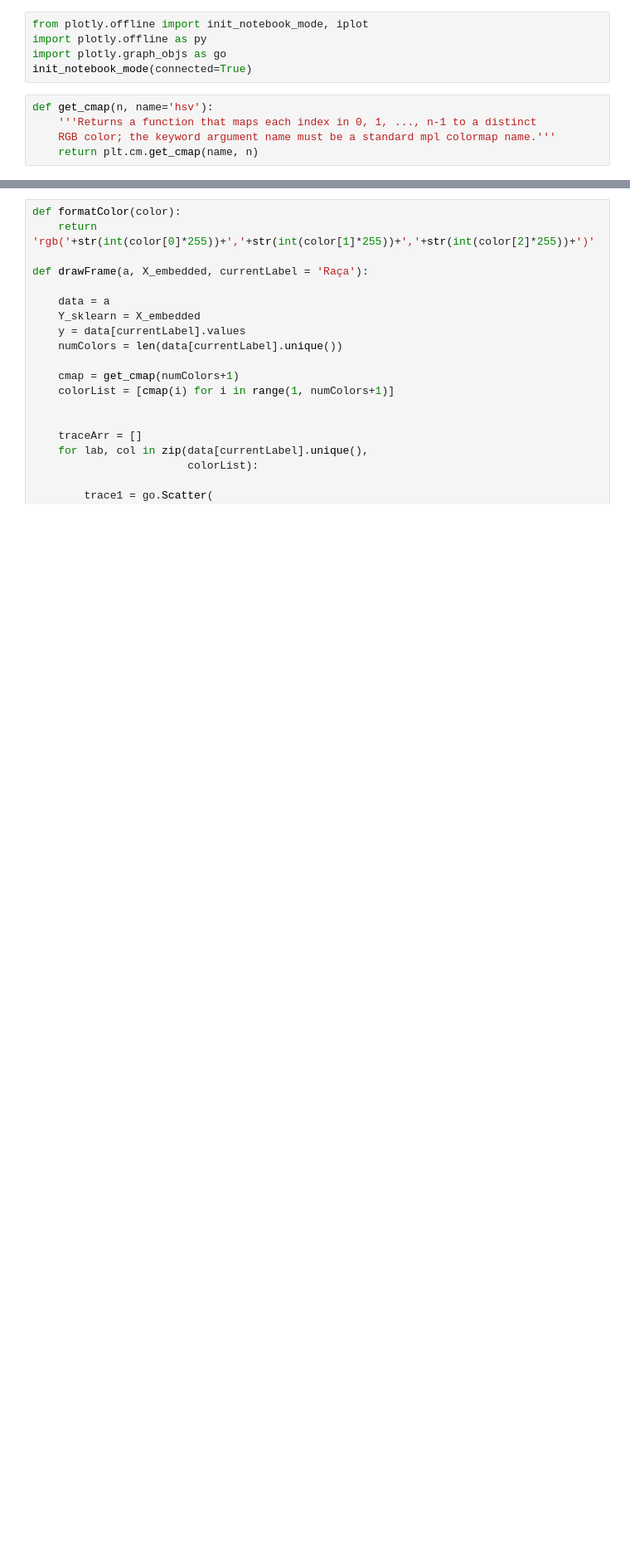
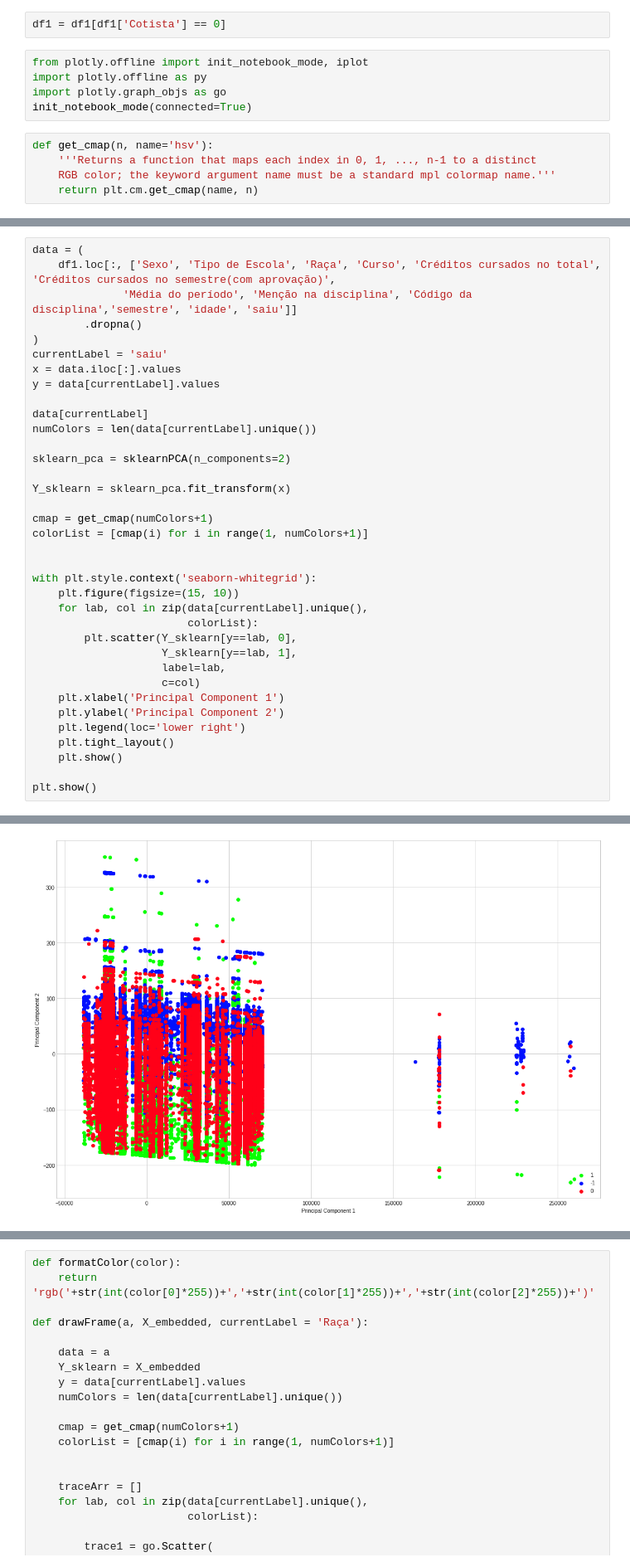
Before and after one commit to pedrobpio/TG, a Jupyter notebook: 09 - PCA_Cotistas.ipynb, the cells around one changed output, grey strips where cells are left out. Shown at 83% size. Saved outputs shown, nothing was run; the diff lists cells and outputs as text; blank space fills up the shorter version.

```diff
--- a/09 - PCA_Cotistas.ipynb
+++ b/09 - PCA_Cotistas.ipynb
@@ -13,3 +14,5 @@ df = pd.read_csv('dados_filtrados_v4_cotistas_0.csv')
+# %%
+df1 = df1[df1['Cotista'] == 0]
 # %%
 from plotly.offline import init_notebook_mode, iplot
 import plotly.offline as py
@@ -63,0 +67,37 @@ plt.show()
+# %%
+data = (
+    df1.loc[:, ['Sexo', 'Tipo de Escola', 'Raça', 'Curso', 'Créditos cursados no total', 'Créditos cursados no semestre(com aprovação)',
+              'Média do período', 'Menção na disciplina', 'Código da disciplina','semestre', 'idade', 'saiu']]
+        .dropna()
+)
+currentLabel = 'saiu'
+x = data.iloc[:].values
+y = data[currentLabel].values
+
+data[currentLabel]
+numColors = len(data[currentLabel].unique())
+
+sklearn_pca = sklearnPCA(n_components=2)
+
+Y_sklearn = sklearn_pca.fit_transform(x)
+
+cmap = get_cmap(numColors+1)
+colorList = [cmap(i) for i in range(1, numColors+1)]
+
+
+with plt.style.context('seaborn-whitegrid'):
+    plt.figure(figsize=(15, 10))
+    for lab, col in zip(data[currentLabel].unique(),
+                        colorList):
+        plt.scatter(Y_sklearn[y==lab, 0],
+                    Y_sklearn[y==lab, 1],
+                    label=lab,
+                    c=col)
+    plt.xlabel('Principal Component 1')
+    plt.ylabel('Principal Component 2')
+    plt.legend(loc='lower right')
+    plt.tight_layout()
+    plt.show()
+
+plt.show()
+# %% [output]
@@ -64,3 +107,4 @@ plt.show()
+[figure, added]
 # %%
 Y_sklearn[1]
 # %% [output]
```
Also changed, not shown: parts of 4 cells of this notebook, 9 other files.
